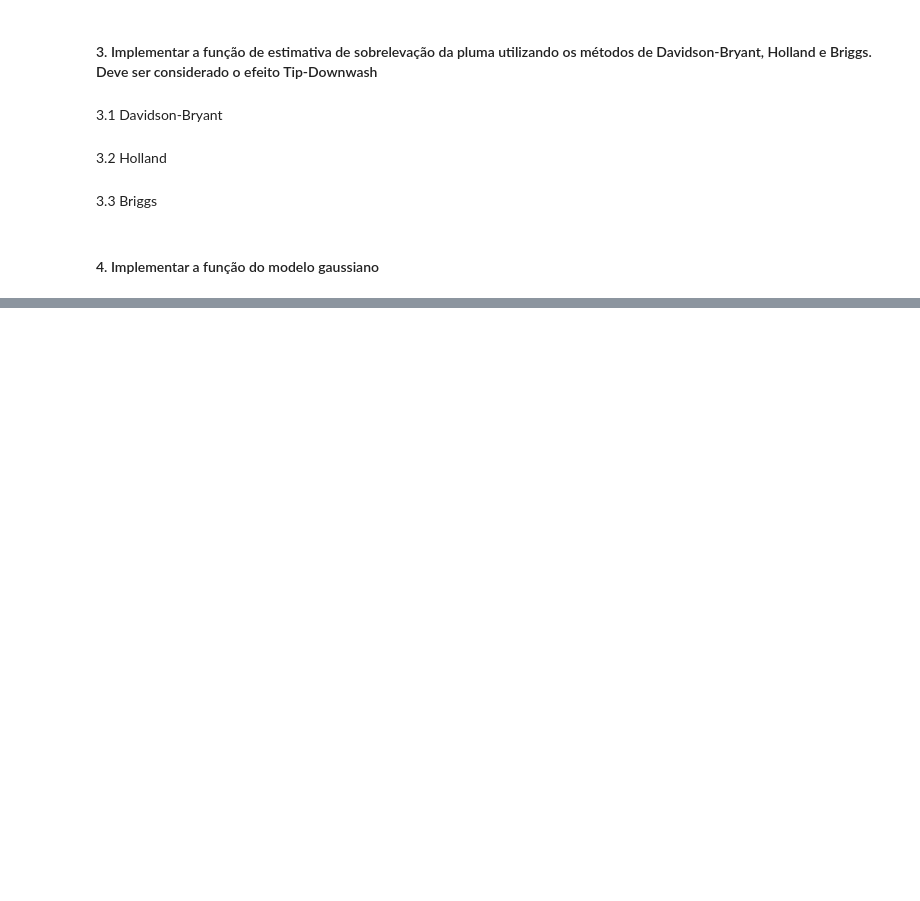
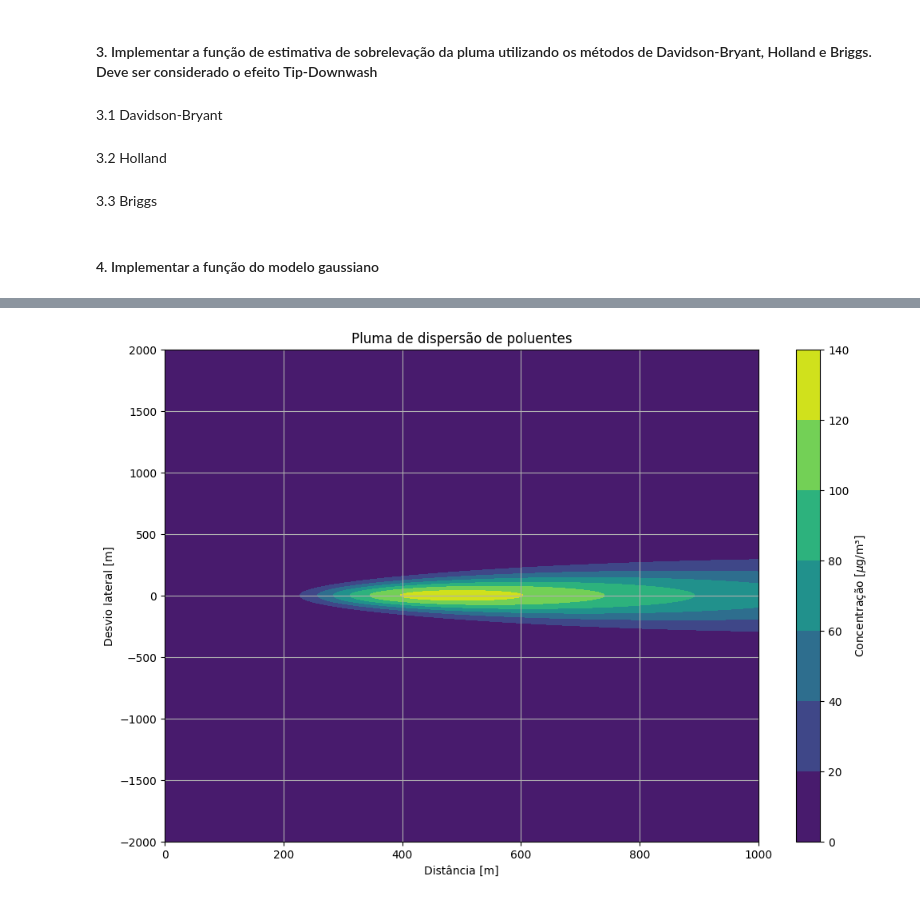
Before and after one commit to BarbaraGirardi07/ENS5173_Barbara, a Jupyter notebook: Atividade3_AnaPietroski_BarbaraGirardi.ipynb, the cells around one changed output, grey strips where cells are left out. Saved outputs shown, nothing was run; the diff lists cells and outputs as text; code cells hidden in the pictures; blank space fills up the shorter version.

```diff
--- a/Atividade3_AnaPietroski_BarbaraGirardi.ipynb
+++ b/Atividade3_AnaPietroski_BarbaraGirardi.ipynb
@@ -89,16 +163,3 @@ def Briggs(vs, d, u, p, Ts, Tamb):
     return Briggs
 # %% [markdown]
 #### 4. Implementar a função do modelo gaussiano
-# %%
-# Utilizando a função do modelo Gaussiano
-qs = 100 #taxa de emissão em g/s
-sigmaY = 10 #espalhamento vertical em m
-sigmaZ = 15 #espalhamento horizontal em m
-u = 10 #velocidade vento
-y = 0 #pra ser na direção do vento, usa y=0
-z = 1.5 #altura media do nariz
-H = 50 #altura que a pluma subiu
-
-conc = modeloGaussiano (qs, sigmaY, sigmaZ, u, y, z, H)
-
-print ("A concentração estimada é = " +str(conc)+ ' µg/m³')
@@ -182,0 +283,50 @@ a pluma caiu
+# %%
+# Parâmetros da simulação
+qs = 100  # Taxa de emissão em g/s
+H = 100  # Altura da chaminé
+d = 2.5  # Diâmetro interno da chaminé em metros
+Vs = 20  # Velocidade do efluente na saída da chaminé em m/s
+p = 1013  # Pressão atmosférica em milibares
+deltaT = 60  # Diferença de temperatura entre o gás na chaminé e a temperatura ambiente em K
+Ts = 533  # Temperatura do gás na saída da chaminé em K
+u = 10  # Velocidade do vento
+urbOrRural = 'urbano'  # Tipo de área
+classe = 'C'  # Classe de estabilidade exemplo
+
+def modeloGaussiano(qs, sigmaY, sigmaZ, u, y, z, H):
+    termo1 = qs / (2 * np.pi * sigmaY * sigmaZ * u)
+    termo2 = np.exp((-y**2) / (2 * sigmaY**2))
+    termo3 = np.exp((-(z - H)**2) / (2 * sigmaZ**2)) + np.exp((-(z + H)**2) / (2 * sigmaZ**2))
+    conc = termo1 * termo2 * termo3
+    return conc * 10**6  # Convertendo para µg/m³
+
+def sobrelevacaoBriggs(Vs, d, u, deltaT, Ts, H, tipo_atmosfera):
+    if tipo_atmosfera == 'quente':
+        deltaH = (Vs * d / u) * (1 + 2.68 * 10**-3 * (p * ((Ts - deltaT) / Ts) * d) / (1 + 0.5 * (deltaT / Ts)))
+    elif tipo_atmosfera == 'frio':
+        deltaH = (Vs * d / u) * (1 + 0.5 * deltaT / Ts)
+    else:
+        raise ValueError('Tipo de atmosfera não reconhecido')
+    return deltaH
+
+# Cálculo da sobrelevação da pluma
+deltaH = sobrelevacaoBriggs(Vs, d, u, deltaT, Ts, H, 'quente')
+H_eff = H + deltaH
+
+# Definição do grid para o gráfico
+x = np.linspace(0, 1000, 500)  # Distâncias de 0 a 1000 m
+X, Y = np.meshgrid(x, np.linspace(-2000, 2000, 500))  # Ajuste do desvio lateral
+sigmaY, sigmaZ = sigmaYZ(X, classe, urbOrRural)
+conc2D = modeloGaussiano(qs, sigmaY, sigmaZ, u, Y, 1.5, H_eff)
+
+# Criação do gráfico
+fig, ax = plt.subplots(figsize=(12, 8))
+contour = ax.contourf(X, Y, conc2D, cmap='viridis')
+plt.colorbar(contour, label='Concentração [$\mu$g/m³]')
+plt.xlabel('Distância [m]')
+plt.ylabel('Desvio lateral [m]')
+plt.title('Pluma de dispersão de poluentes')
+plt.grid(True)
+plt.show()
+# %% [output]
+[figure, added]
```
Also changed, not shown: parts of 9 cells of this notebook.
